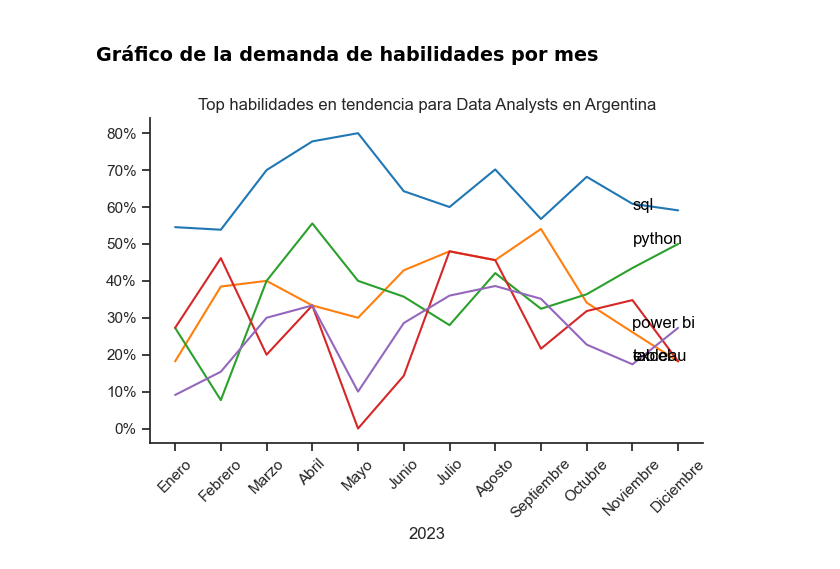
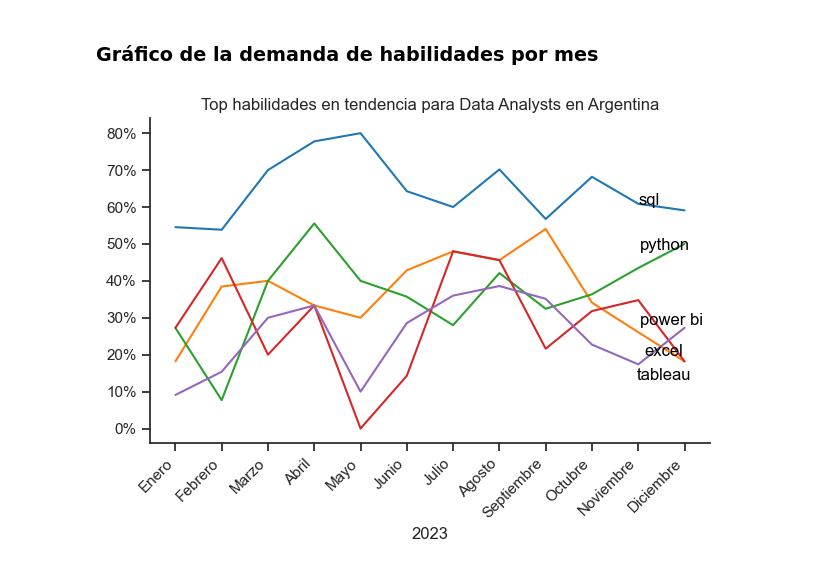
Before and after one commit to sofialaveihle/python-data-analytics-project, a Jupyter notebook: 3_Skills_Trend.ipynb, the cells around one changed output. Cells and saved outputs as stored; diff of their text form; code cells hidden in the pictures.

Commit message:
- applied adjust text to Skills Trend - Optimal Skills

```diff
--- a/3_Skills_Trend.ipynb
+++ b/3_Skills_Trend.ipynb
@@ -158,24 +158,27 @@ df_DA_ARG_percent
 ### Gráfico de la demanda de habilidades por mes
 # %%
 from matplotlib.ticker import PercentFormatter
+from adjustText import adjust_text
 
 df_plot = df_DA_ARG_percent.iloc[:, :5]
 sns.lineplot(data=df_plot, dashes=False, legend='full', palette='tab10')
 sns.set_theme(style='ticks')
 sns.despine() # remove top and right spines
 
 plt.title('Top habilidades en tendencia para Data Analysts en Argentina')
 plt.ylabel('')
 plt.xlabel('2023')
 plt.legend().remove()
 plt.gca().yaxis.set_major_formatter(PercentFormatter(decimals=0))
 plt.xticks(rotation=45, ha='right')  # rota los nombres 45° y los alinea a la derecha
 plt.tight_layout()                   # ajusta automáticamente el espaciado
 
 # annotate the plot with the top 5 skills using plt.text()
 for i in range(5):
     plt.text(10, df_plot.iloc[-1, i], df_plot.columns[i], color='black')
 
+adjust_text(plt.gca().texts)
+
 plt.show()
 # %% [output]
-[figure, old version]
+[figure, new version]
```
Also changed, not shown: 1 other file.
